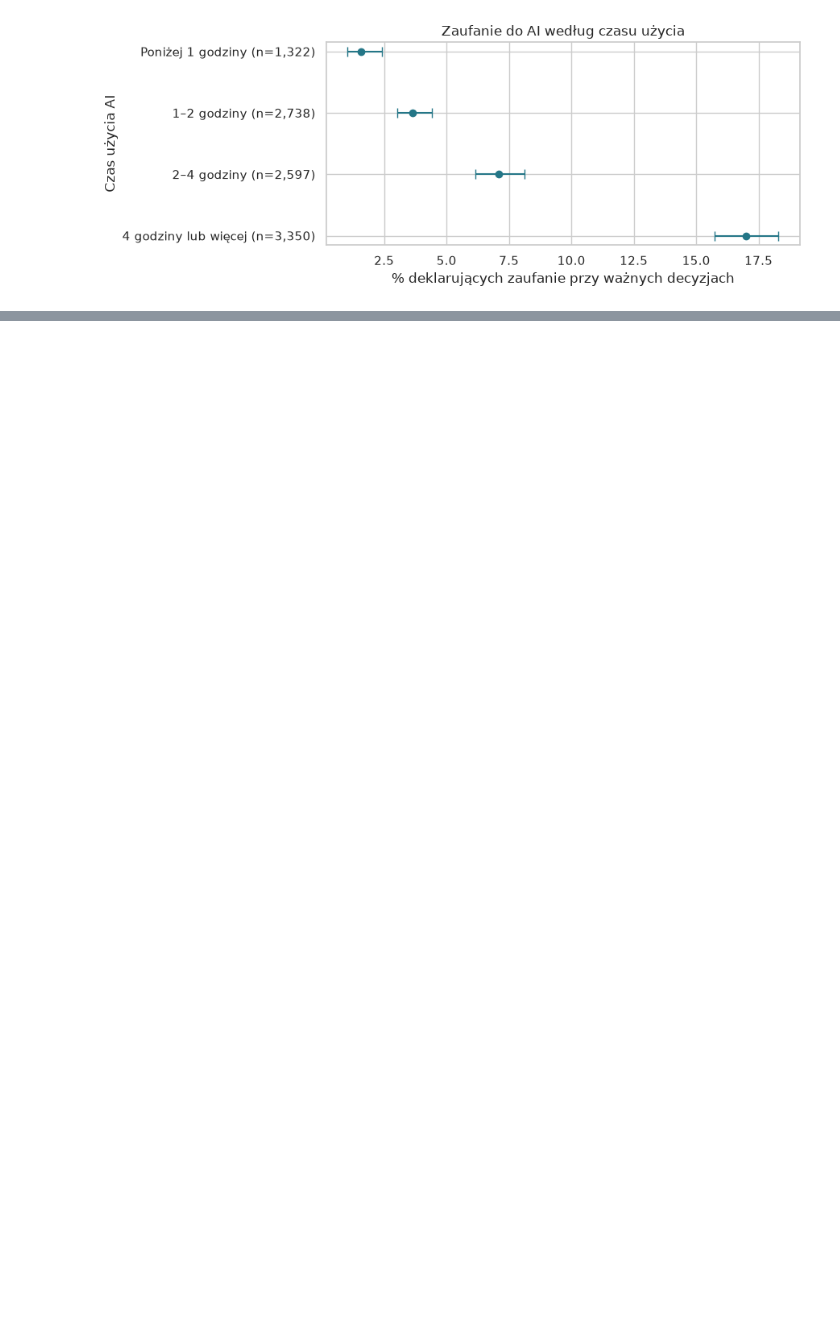
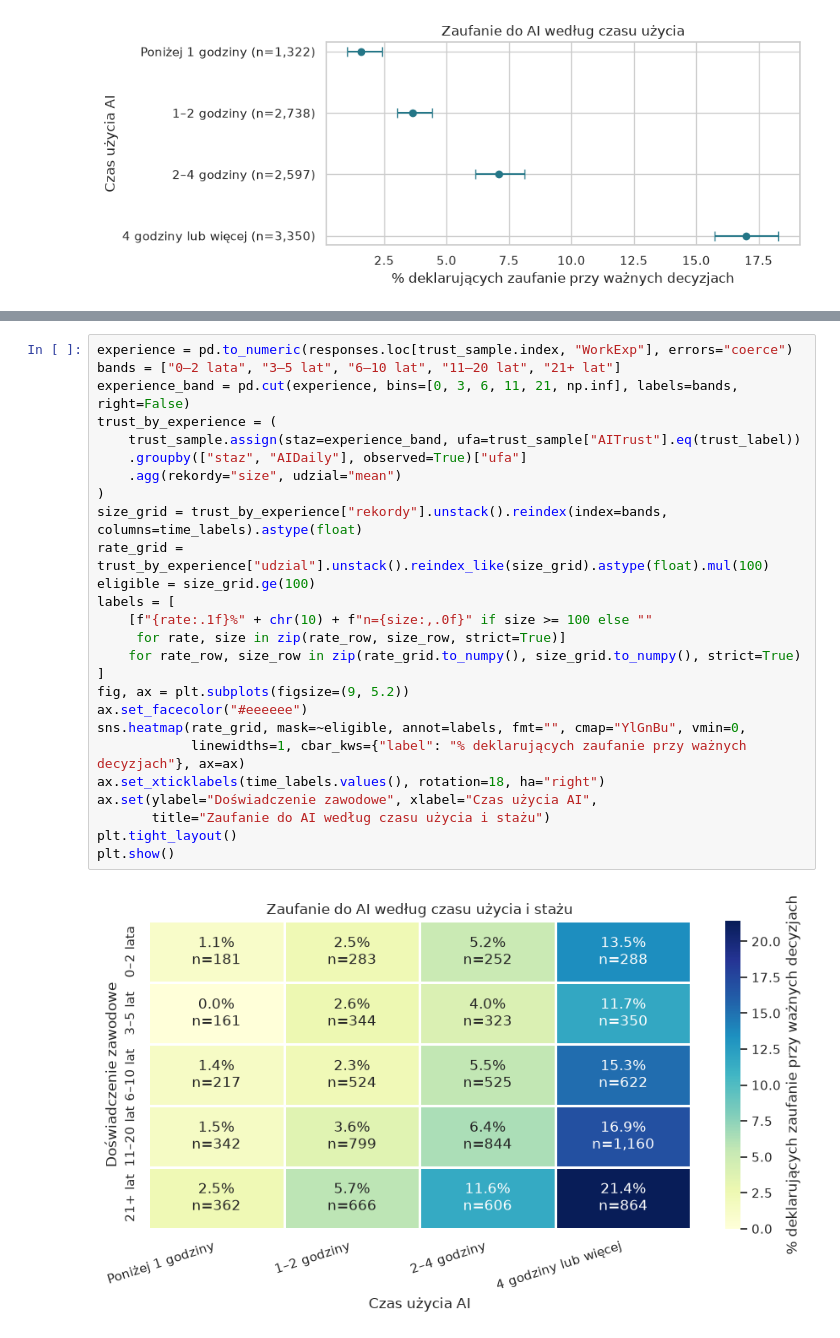
Before and after one commit to jlabuda191/AD_Python_Stack2026, a Jupyter notebook: notebooks/04_zaleznosci_ankieta_2026.ipynb, the cells around one changed output, grey strips where cells are left out. Saved outputs shown, nothing was run; the diff lists cells and outputs as text; blank space fills up the shorter version.

```diff
--- a/notebooks/04_zaleznosci_ankieta_2026.ipynb
+++ b/notebooks/04_zaleznosci_ankieta_2026.ipynb
@@ -149,0 +197,28 @@ V Craméra: 0.183 | Podstawa: 10,007 osób
+# %%
+experience = pd.to_numeric(responses.loc[trust_sample.index, "WorkExp"], errors="coerce")
+bands = ["0–2 lata", "3–5 lat", "6–10 lat", "11–20 lat", "21+ lat"]
+experience_band = pd.cut(experience, bins=[0, 3, 6, 11, 21, np.inf], labels=bands, right=False)
+trust_by_experience = (
+    trust_sample.assign(staz=experience_band, ufa=trust_sample["AITrust"].eq(trust_label))
+    .groupby(["staz", "AIDaily"], observed=True)["ufa"]
+    .agg(rekordy="size", udzial="mean")
+)
+size_grid = trust_by_experience["rekordy"].unstack().reindex(index=bands, columns=time_labels).astype(float)
+rate_grid = trust_by_experience["udzial"].unstack().reindex_like(size_grid).astype(float).mul(100)
+eligible = size_grid.ge(100)
+labels = [
+    [f"{rate:.1f}%" + chr(10) + f"n={size:,.0f}" if size >= 100 else ""
+     for rate, size in zip(rate_row, size_row, strict=True)]
+    for rate_row, size_row in zip(rate_grid.to_numpy(), size_grid.to_numpy(), strict=True)
+]
+fig, ax = plt.subplots(figsize=(9, 5.2))
+ax.set_facecolor("#eeeeee")
+sns.heatmap(rate_grid, mask=~eligible, annot=labels, fmt="", cmap="YlGnBu", vmin=0,
+            linewidths=1, cbar_kws={"label": "% deklarujących zaufanie przy ważnych decyzjach"}, ax=ax)
+ax.set_xticklabels(time_labels.values(), rotation=18, ha="right")
+ax.set(ylabel="Doświadczenie zawodowe", xlabel="Czas użycia AI",
+       title="Zaufanie do AI według czasu użycia i stażu")
+plt.tight_layout()
+plt.show()
+# %% [output]
+[figure, added]
```
Also changed, not shown: parts of 11 cells of this notebook.
